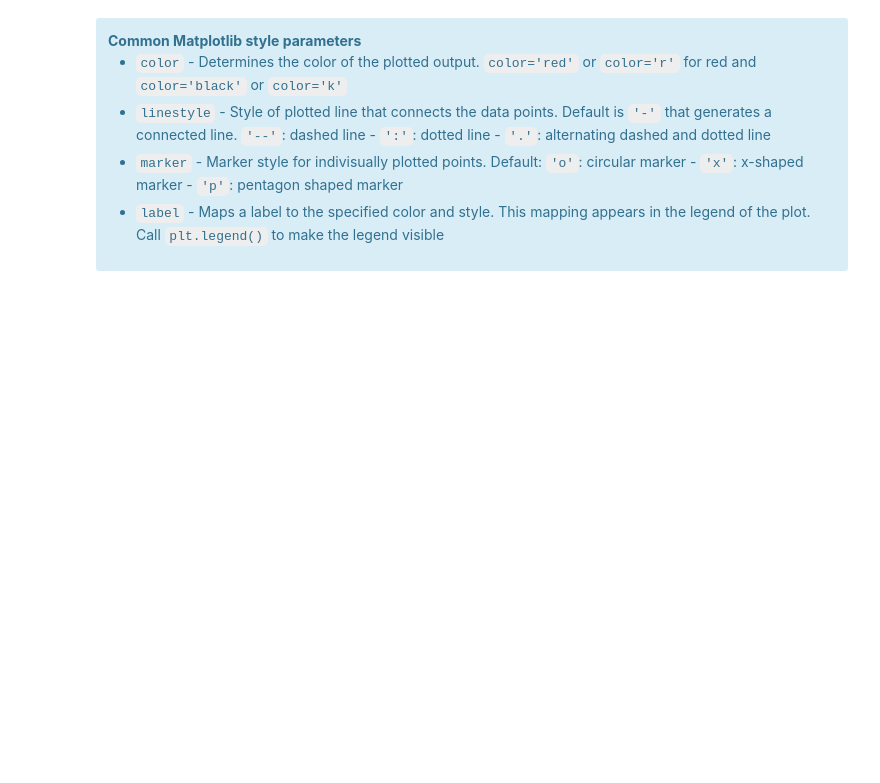
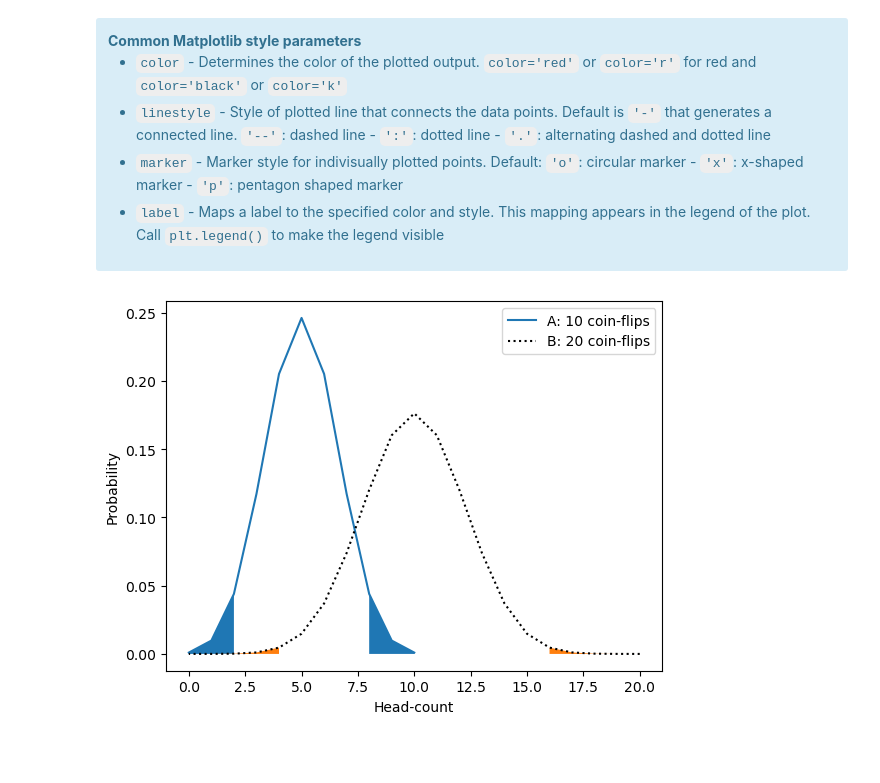
Before and after one commit to maxklr/ds_bookcamp, a Jupyter notebook: section_2.ipynb, the cells around one changed output. Drawn from its saved outputs; the diff is of its cells as text; code cells hidden in the pictures; blank space fills up the shorter version.

```diff
--- a/section_2.ipynb
+++ b/section_2.ipynb
@@ -186,5 +186,23 @@ plt.show()
  <li><code>label</code> - Maps a label to the specified color and style. This mapping appears in the legend of the plot. Call <code>plt.legend()</code> to make the legend visible</li>
  </ul>
 </div>
+# %%
+# Hghlighting intervals of interest (80% heads or tails). Note the small area beneath the  curve for
+# distribution B; markers are removed and linestyle replaced with ':'
+
+plt.plot(x_10_flips, prob_x_flips, label='A: 10 coin-flips')
+plt.plot(x_20_flips, prob_x_20_flips, color='k', linestyle=':', label='B: 20 coin-flips')
+
+where_10 = [not is_in_interval(value, 3, 7) for value in x_10_flips]
+plt.fill_between(x_10_flips, prob_x_flips, where=where_10)
+where_20 = [not is_in_interval(value, 5, 15) for value in x_20_flips]
+plt.fill_between(x_20_flips, prob_x_20_flips, where=where_20)
+
+plt.xlabel('Head-count')
+plt.ylabel('Probability')
+plt.legend()
+plt.show()
+# %% [output]
+[figure, added]
 # %% [markdown]
 #
```
Also changed, not shown: parts of 3 cells of this notebook.
